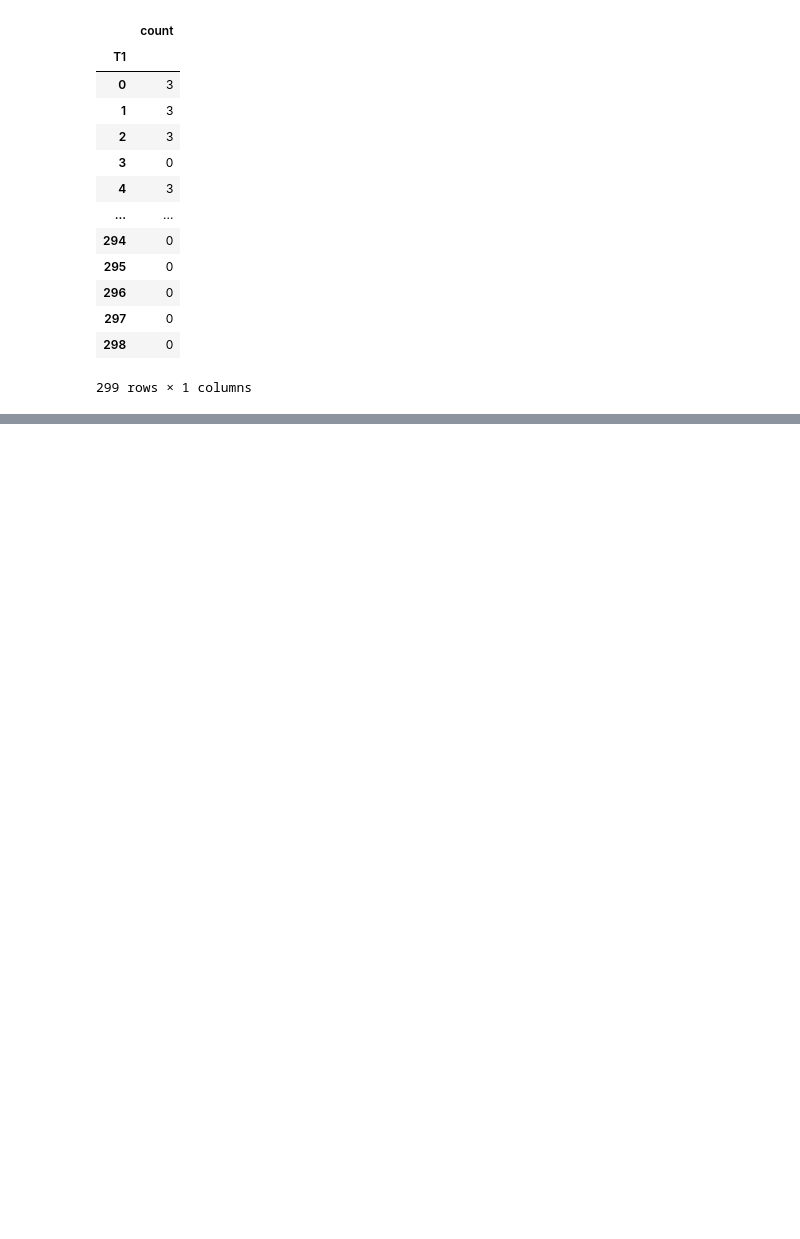
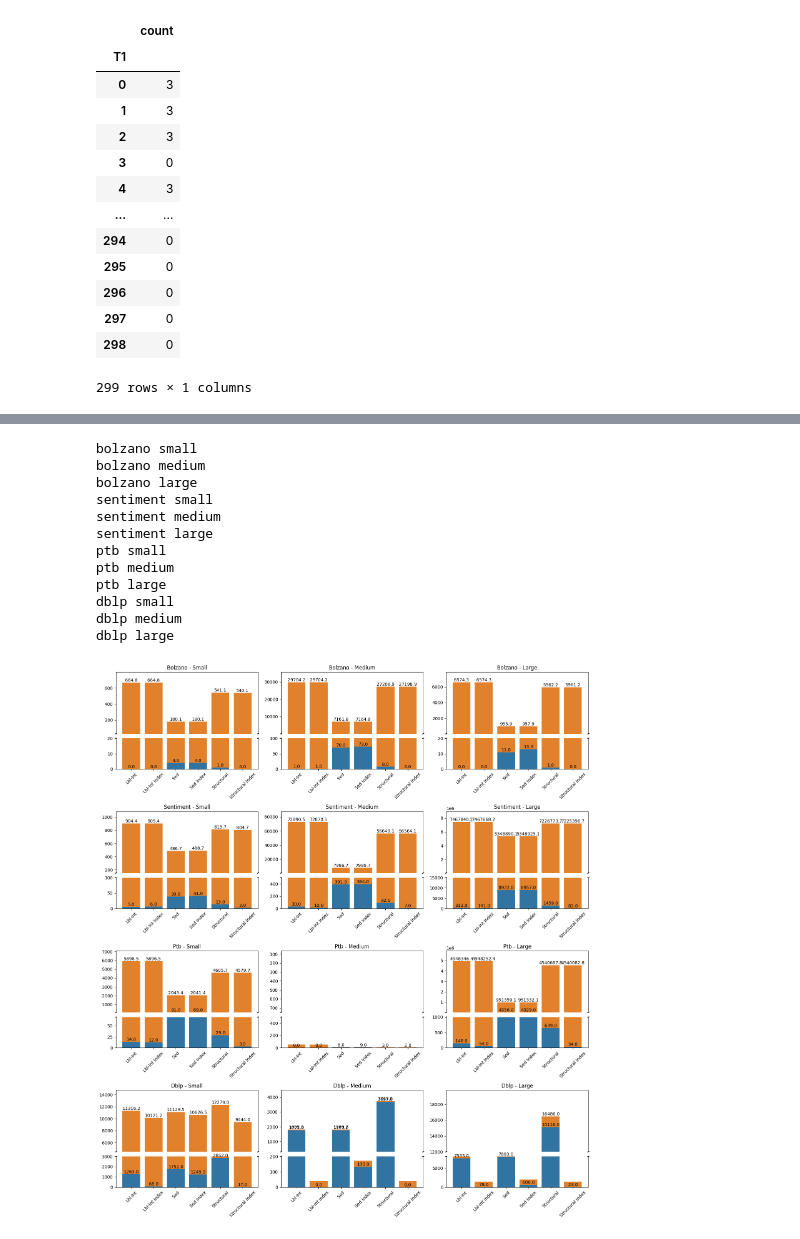
Before and after one commit to LukMRVC/tree-statistics, a Jupyter notebook: TED-viz.ipynb, the cells around one changed output, grey strips where cells are left out. Cells and saved outputs as stored; diff of their text form; code cells hidden in the pictures; blank space fills up the shorter version.

```diff
--- a/TED-viz.ipynb
+++ b/TED-viz.ipynb
@@ -1707,0 +1702,4 @@ sns.histplot(bxdata)
+# %%
+# For now, only some datasets have finished measurements
+groups = ('small', 'medium', 'large')
+datasets = ['bolzano', 'sentiment', 'ptb', 'dblp']
@@ -1707,0 +2027,34 @@ sns.histplot(bxdata)
+# %%
+breaks = dict(
+    bolzano=dict(small=20, medium=100, large=20),
+    sentiment=dict(small=100, medium=500, large=15_000),
+    dblp=dict(small=3_000, medium=200, large=8_000),
+    ptb=dict(small=70, medium=500, large=10_00),
+)
+order = ['Lbl-Int', 'Lbl-Int Index', 'Sed', 'Sed Index', 'Structural', 'Structural Index']
+fig, axes = plt.subplots(4, 3, figsize=(16, 18))
+for (ds, group), ax in zip([(ds, g) for ds in datasets for g in groups], axes.ravel()):
+    print(ds, group)
+    bp = plot_broken_stacked_bars(
+        data.plotdata[(data.plotdata['Dataset'] == ds) & (data.plotdata['Group'] == group)],
+        order,
+        ax=ax,
+        break_bottom = breaks[ds][group],
+        break_top = breaks[ds][group] + (breaks[ds][group] // 2)
+    )
+    ax.set_title(f'{ds.capitalize()} - {group.capitalize()}')
+plt.tight_layout()
+# %% [output]
+bolzano small
+bolzano medium
+bolzano large
+sentiment small
+sentiment medium
+sentiment large
+ptb small
+ptb medium
+ptb large
+dblp small
+dblp medium
+dblp large
+[figure, added]
```
Also changed, not shown: parts of 55 cells of this notebook.
